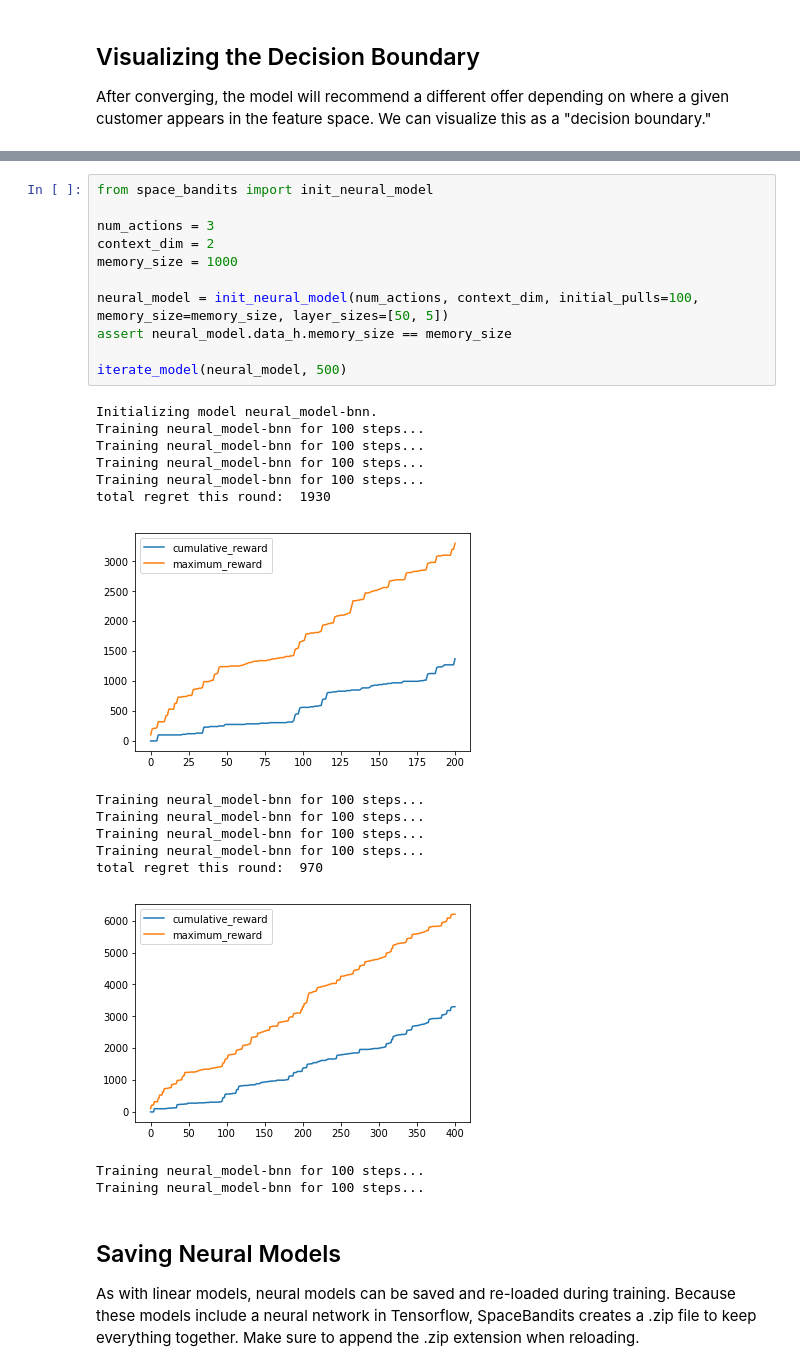
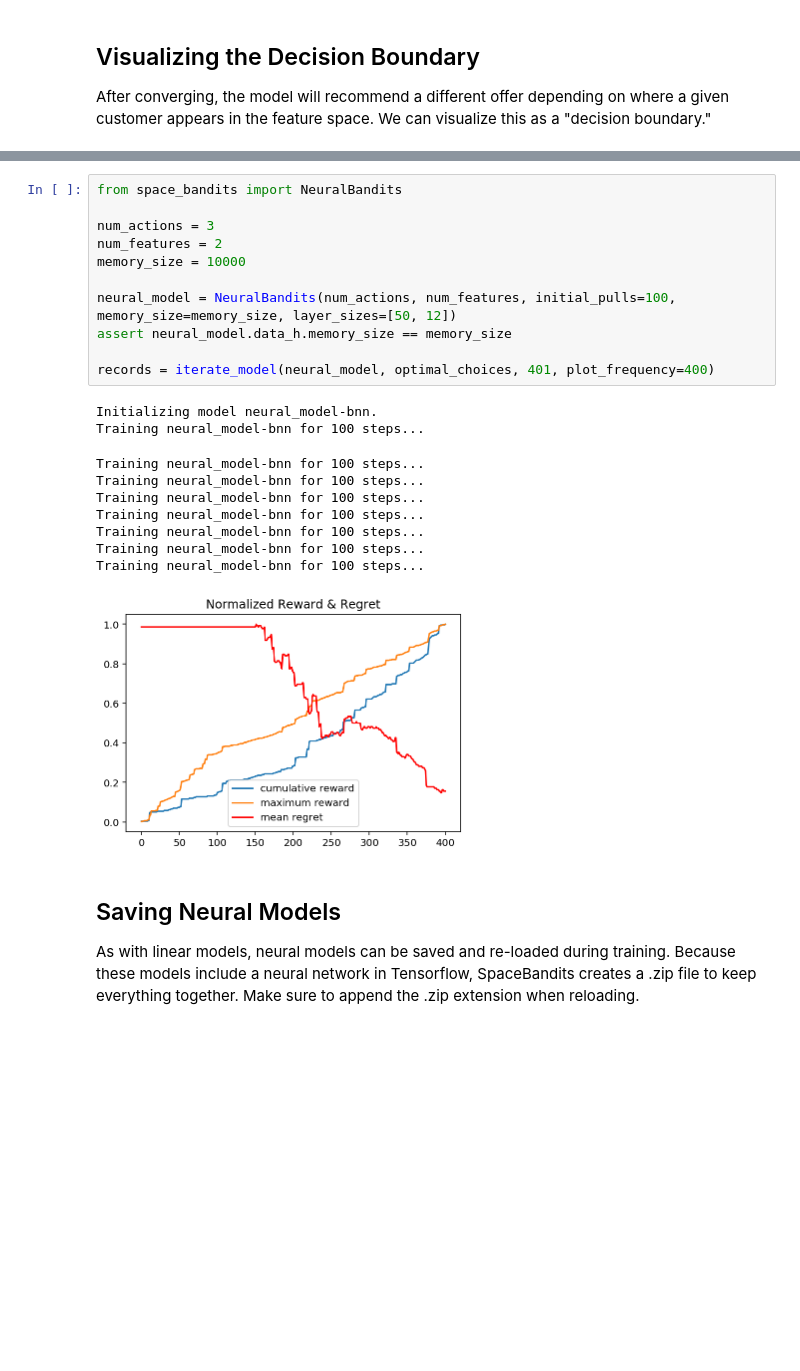
Before and after one commit to LaunchpadAI/space-bandits, a Jupyter notebook: toy_problem.ipynb, the cells around one changed output, grey strips where cells are left out. Drawn from its saved outputs; the diff is of its cells as text; blank space fills up the shorter version.

```diff
--- a/toy_problem.ipynb
+++ b/toy_problem.ipynb
@@ -279,30 +294,25 @@ As a default, SpaceBandits implements a single 50-node hidden layer nn model. Du
 # %%
-from space_bandits import init_neural_model
+from space_bandits import NeuralBandits
 
 num_actions = 3
-context_dim = 2
-memory_size = 1000
+num_features = 2
+memory_size = 10000
 
-neural_model = init_neural_model(num_actions, context_dim, initial_pulls=100, memory_size=memory_size, layer_sizes=[50, 5])
+neural_model = NeuralBandits(num_actions, num_features, initial_pulls=100, memory_size=memory_size, layer_sizes=[50, 12])
 assert neural_model.data_h.memory_size == memory_size
 
-iterate_model(neural_model, 500)
+records = iterate_model(neural_model, optimal_choices, 401, plot_frequency=400)
 # %% [output]
 Initializing model neural_model-bnn.
 Training neural_model-bnn for 100 steps...
-Training neural_model-bnn for 100 steps...
-Training neural_model-bnn for 100 steps...
-Training neural_model-bnn for 100 steps...
-total regret this round:  1930
+Training neural_model-bnn for 100 steps...
+Training neural_model-bnn for 100 steps...
+Training neural_model-bnn for 100 steps...
+Training neural_model-bnn for 100 steps...
+Training neural_model-bnn for 100 steps...
+Training neural_model-bnn for 100 steps...
+Training neural_model-bnn for 100 steps...
-[figure, old version]
+[figure, new version]
-Training neural_model-bnn for 100 steps...
-Training neural_model-bnn for 100 steps...
-Training neural_model-bnn for 100 steps...
-Training neural_model-bnn for 100 steps...
-total regret this round:  970
-[figure, removed]
-Training neural_model-bnn for 100 steps...
-Training neural_model-bnn for 100 steps...
 # %% [markdown]
 ## Saving Neural Models
 As with linear models, neural models can be saved and re-loaded during training. Because these models include a neural network in Tensorflow, SpaceBandits creates a .zip file to keep everything together. Make sure to append the .zip extension when reloading.
```
Also changed, not shown: parts of 27 cells of this notebook, 1 other file.
